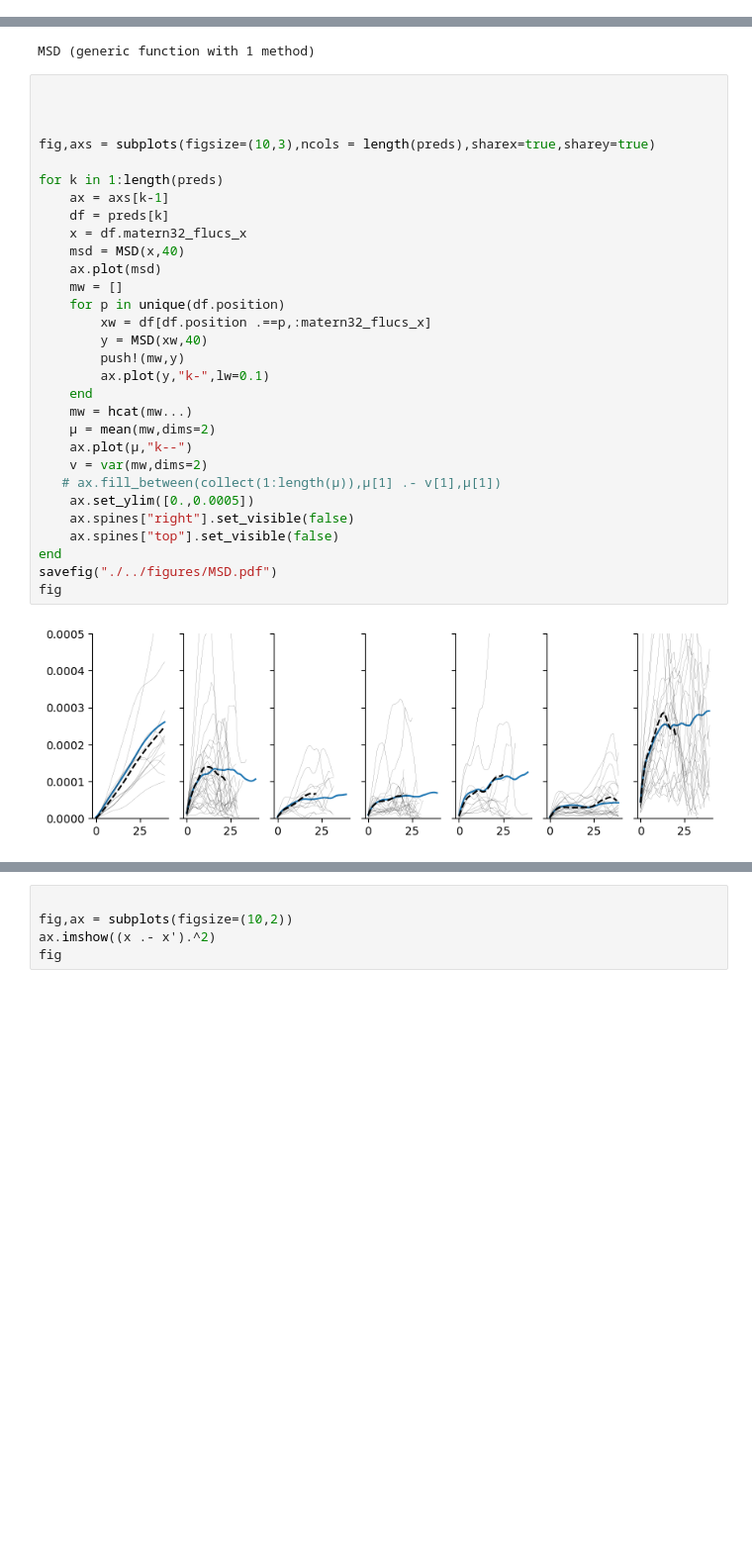
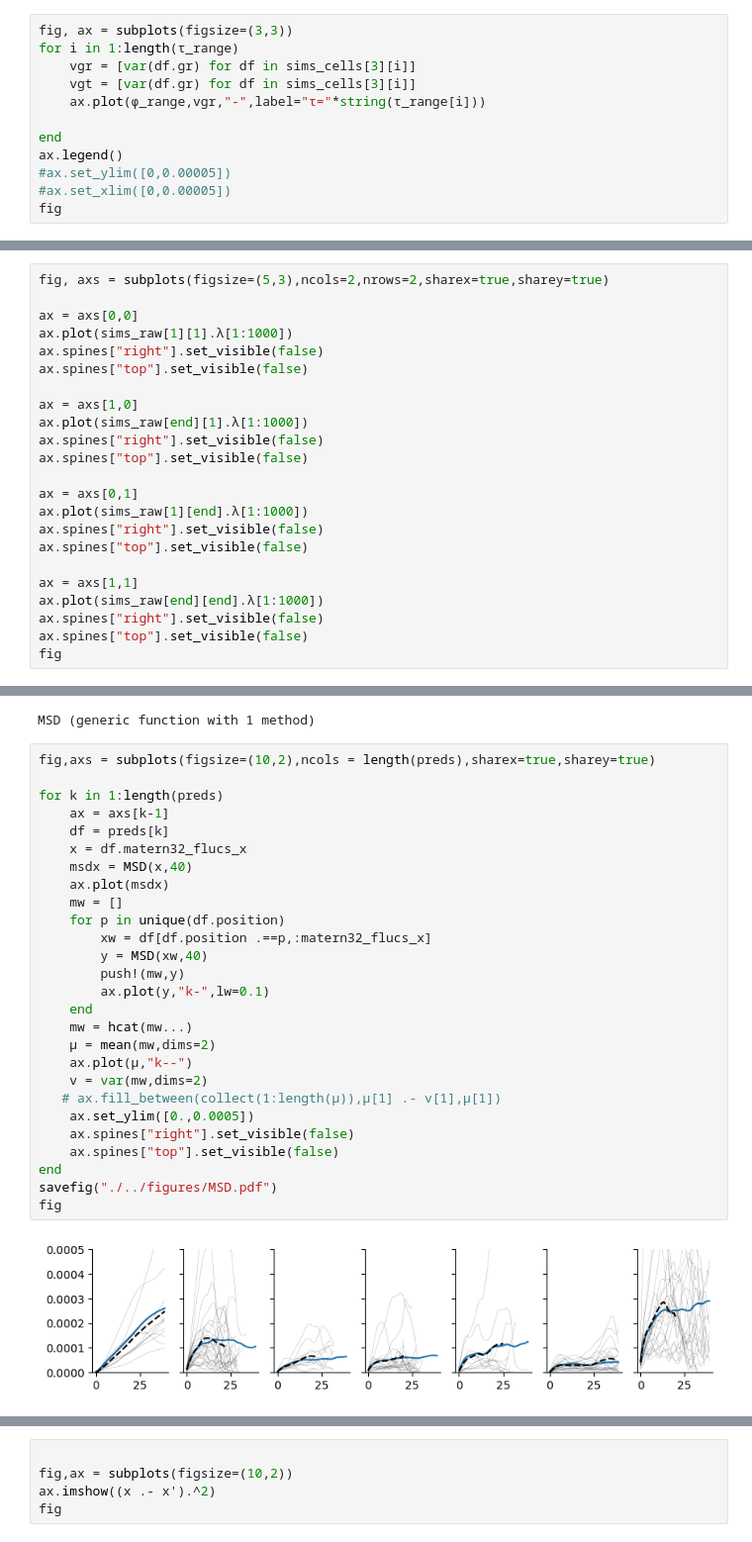
Before and after one commit to elevien/L1210, a Jupyter notebook: src/notebooks/PAPER_gp.ipynb, the cells around one changed output, grey strips where cells are left out. Shown at 99% size. Drawn from its saved outputs; the diff is of its cells as text; blank space fills up the shorter version.

```diff
--- a/src/notebooks/PAPER_gp.ipynb
+++ b/src/notebooks/PAPER_gp.ipynb
@@ -96,0 +160,12 @@ end
+# %%
+fig, ax = subplots(figsize=(3,3))
+for i in 1:length(τ_range)
+    vgr = [var(df.gr) for df in sims_cells[3][i]]
+    vgt = [var(df.gr) for df in sims_cells[3][i]]
+    ax.plot(ϕ_range,vgr,"-",label="τ="*string(τ_range[i]))
+
+end
+ax.legend()
+#ax.set_ylim([0,0.00005])
+#ax.set_xlim([0,0.00005])
+fig
@@ -96,0 +174,23 @@ end
+# %%
+fig, axs = subplots(figsize=(5,3),ncols=2,nrows=2,sharex=true,sharey=true)
+
+ax = axs[0,0]
+ax.plot(sims_raw[1][1].λ[1:1000])
+ax.spines["right"].set_visible(false)
+ax.spines["top"].set_visible(false)
+
+ax = axs[1,0]
+ax.plot(sims_raw[end][1].λ[1:1000])
+ax.spines["right"].set_visible(false)
+ax.spines["top"].set_visible(false)
+
+ax = axs[0,1]
+ax.plot(sims_raw[1][end].λ[1:1000])
+ax.spines["right"].set_visible(false)
+ax.spines["top"].set_visible(false)
+
+ax = axs[1,1]
+ax.plot(sims_raw[end][end].λ[1:1000])
+ax.spines["right"].set_visible(false)
+ax.spines["top"].set_visible(false)
+fig
@@ -108,34 +210,31 @@ end
 # %% [output]
 MSD (generic function with 1 method)
 # %%
-
-
-
-fig,axs = subplots(figsize=(10,3),ncols = length(preds),sharex=true,sharey=true)
+fig,axs = subplots(figsize=(10,2),ncols = length(preds),sharex=true,sharey=true)
 
 for k in 1:length(preds)
     ax = axs[k-1]
     df = preds[k]
     x = df.matern32_flucs_x
-    msd = MSD(x,40)
-    ax.plot(msd)
+    msdx = MSD(x,40)
+    ax.plot(msdx)
     mw = []
     for p in unique(df.position)
         xw = df[df.position .==p,:matern32_flucs_x]
         y = MSD(xw,40)
         push!(mw,y)
         ax.plot(y,"k-",lw=0.1)
     end
     mw = hcat(mw...)
     μ = mean(mw,dims=2)
     ax.plot(μ,"k--")
     v = var(mw,dims=2)
    # ax.fill_between(collect(1:length(μ)),μ[1] .- v[1],μ[1])
     ax.set_ylim([0.,0.0005])
     ax.spines["right"].set_visible(false)
     ax.spines["top"].set_visible(false)
 end
 savefig("./../figures/MSD.pdf")
 fig
 # %% [output]
-[figure, old version]
+[figure, new version]
```
Also changed, not shown: parts of 16 cells of this notebook, 15 other files.
